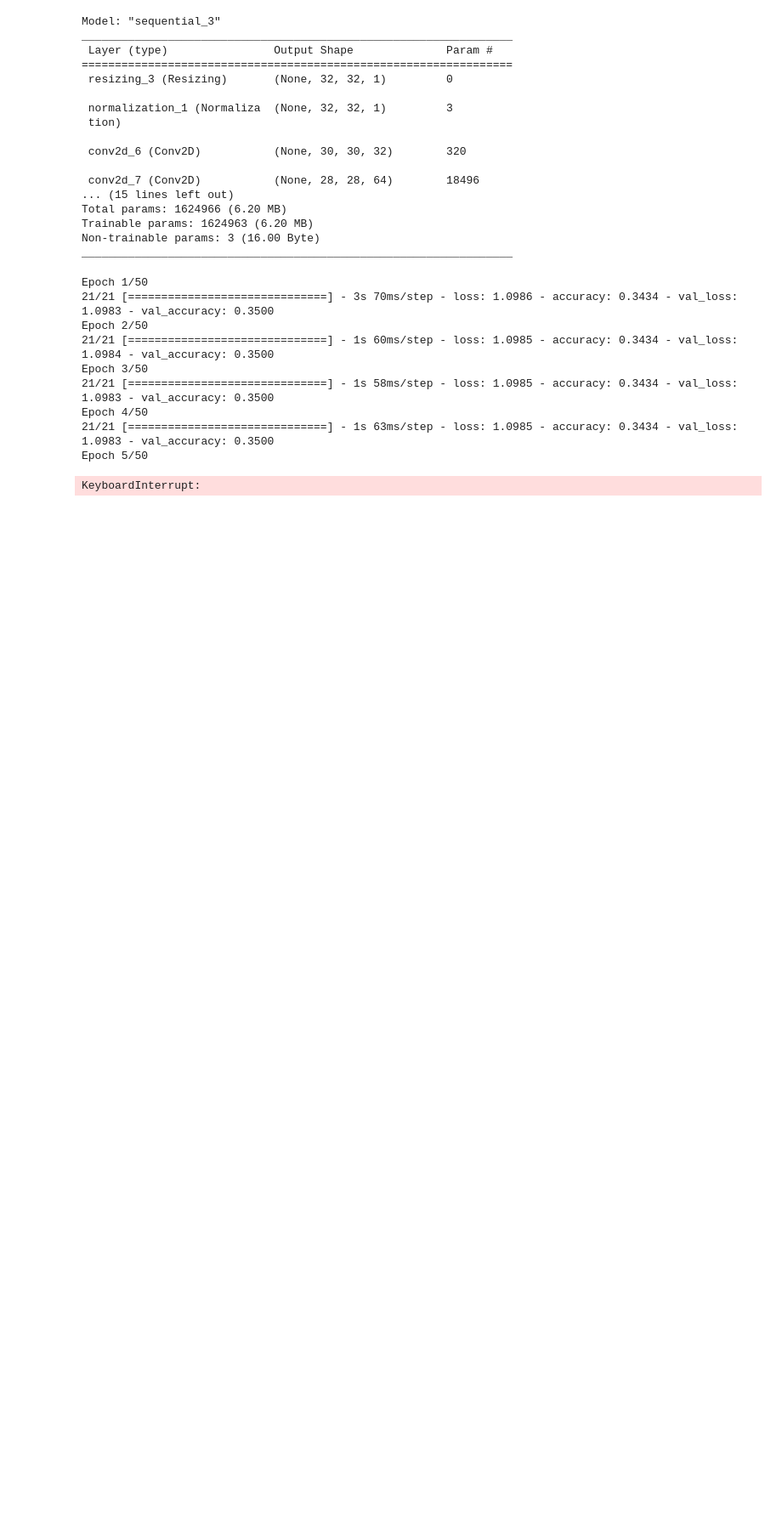
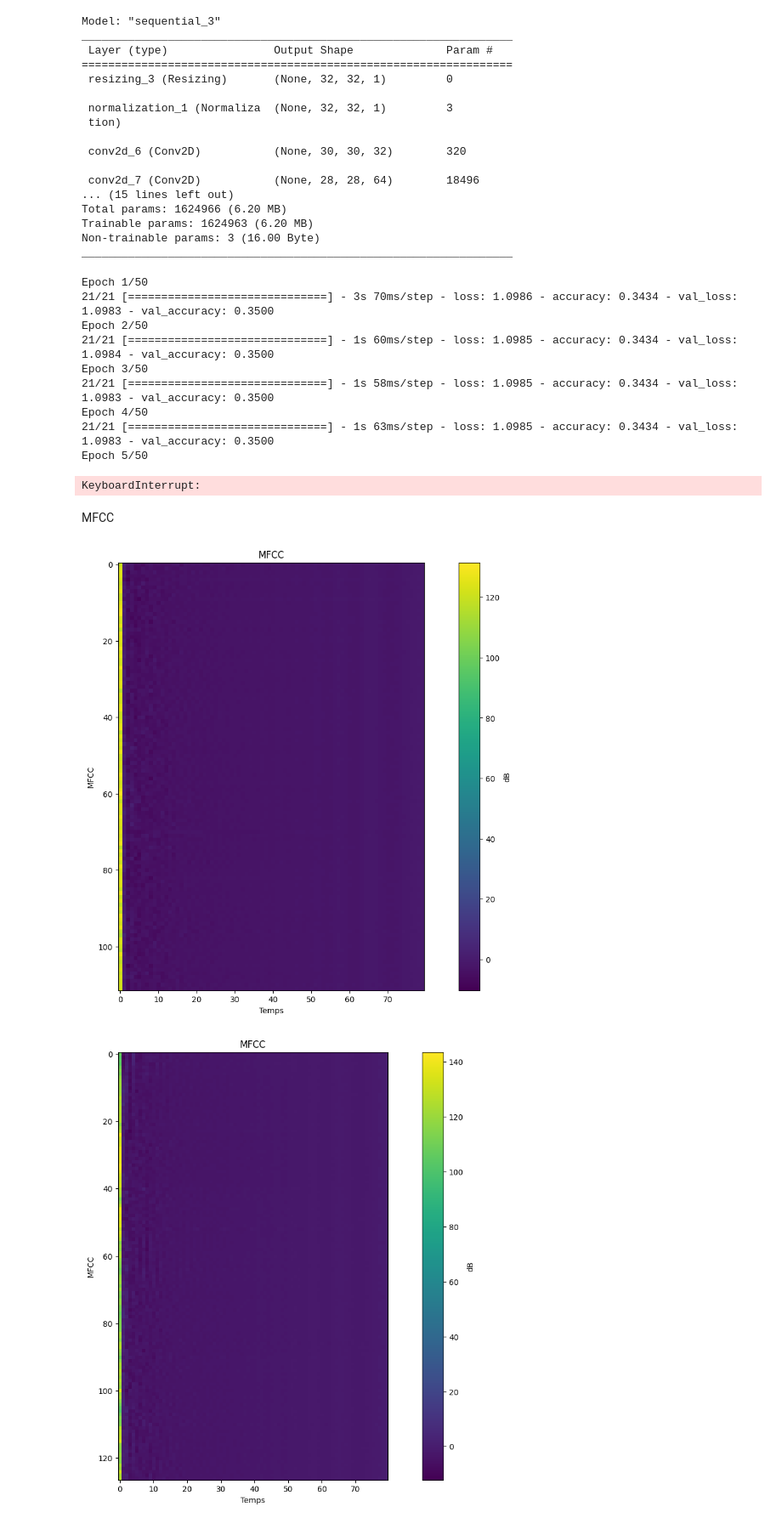
Before and after one commit to RaphaELGrisel/Drone_Audio_Classification, a Jupyter notebook: notebooks/Multi_classification.ipynb, the cells around one changed output. Shown at 85% size. Drawn from its saved outputs; the diff is of its cells as text; code cells hidden in the pictures; blank space fills up the shorter version.

Commit message:
working on MFCC

```diff
--- a/notebooks/Multi_classification.ipynb
+++ b/notebooks/Multi_classification.ipynb
@@ -290,3 +290,16 @@ Epoch 4/50
 21/21 [==============================] - 1s 63ms/step - loss: 1.0985 - accuracy: 0.3434 - val_loss: 1.0983 - val_accuracy: 0.3500
 Epoch 5/50
 KeyboardInterrupt:
+# %% [markdown]
+MFCC
+# %%
+from data_processing import DataProcessing
+
+multi_mfcc_dataset = DataProcessing(file)
+# %%
+multi_mfcc_dataset.plot_mfcc(1,"membo_1")
+multi_mfcc_dataset.plot_mfcc(1,"bebop_1")
+multi_mfcc_dataset.plot_mfcc(1,"unknown")
+# %% [output]
+[figure, added]
+[figure, added]
```
Also changed, not shown: parts of 8 cells of this notebook.
